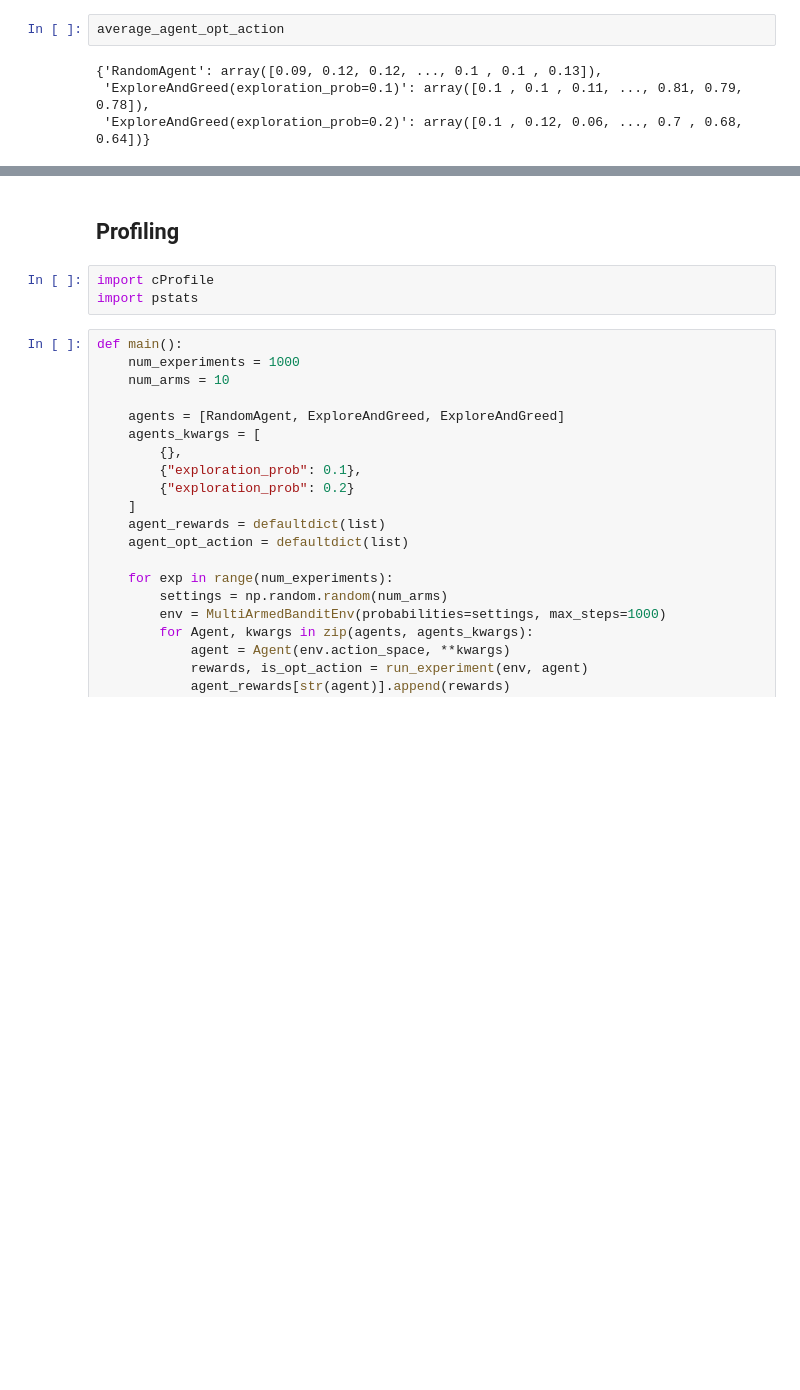
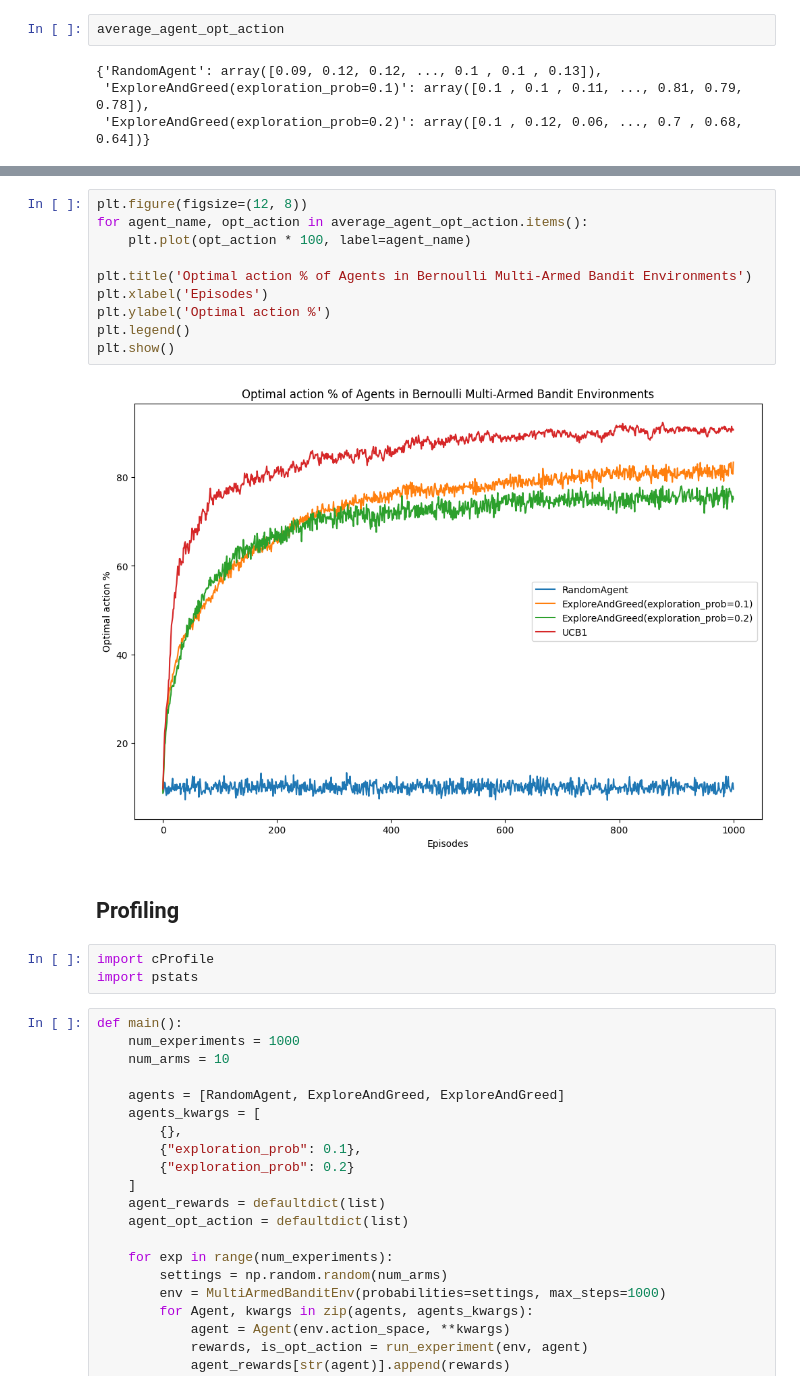
Before and after one commit to Stepan-Makarenko/Multi-armed-bandit-research, a Jupyter notebook: exploring.ipynb, the cells around one changed output, grey strips where cells are left out. Drawn from its saved outputs; the diff is of its cells as text; blank space fills up the shorter version.

```diff
--- a/exploring.ipynb
+++ b/exploring.ipynb
@@ -205,3 +276,15 @@ average_agent_opt_action
+# %%
+plt.figure(figsize=(12, 8))
+for agent_name, opt_action in average_agent_opt_action.items():
+    plt.plot(opt_action * 100, label=agent_name)
+
+plt.title('Optimal action % of Agents in Bernoulli Multi-Armed Bandit Environments')
+plt.xlabel('Episodes')
+plt.ylabel('Optimal action %')
+plt.legend()
+plt.show()
+# %% [output]
+[figure, added]
 # %% [markdown]
 ## Profiling
 # %%
```
Also changed, not shown: parts of 10 cells of this notebook, 1 other file.
